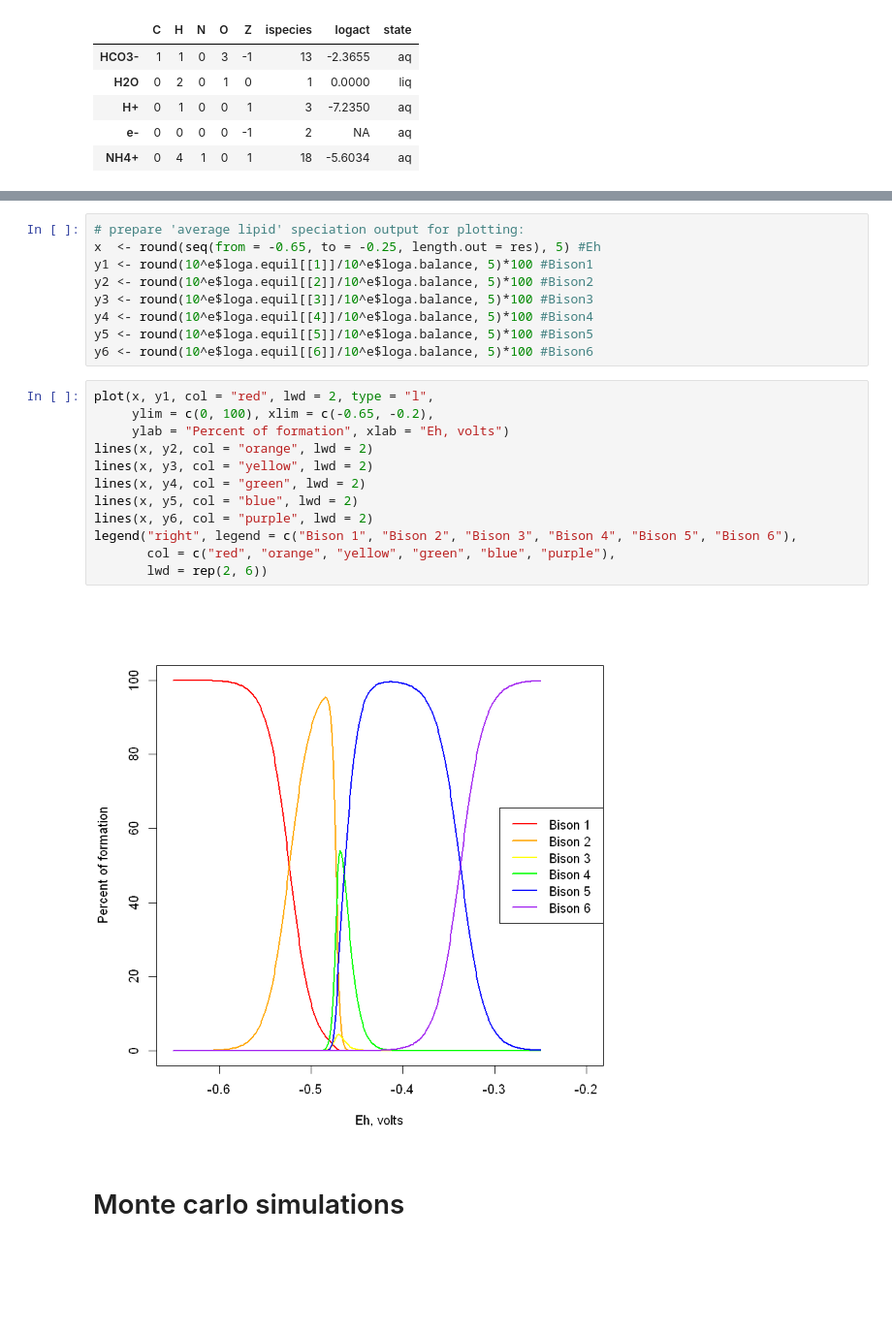
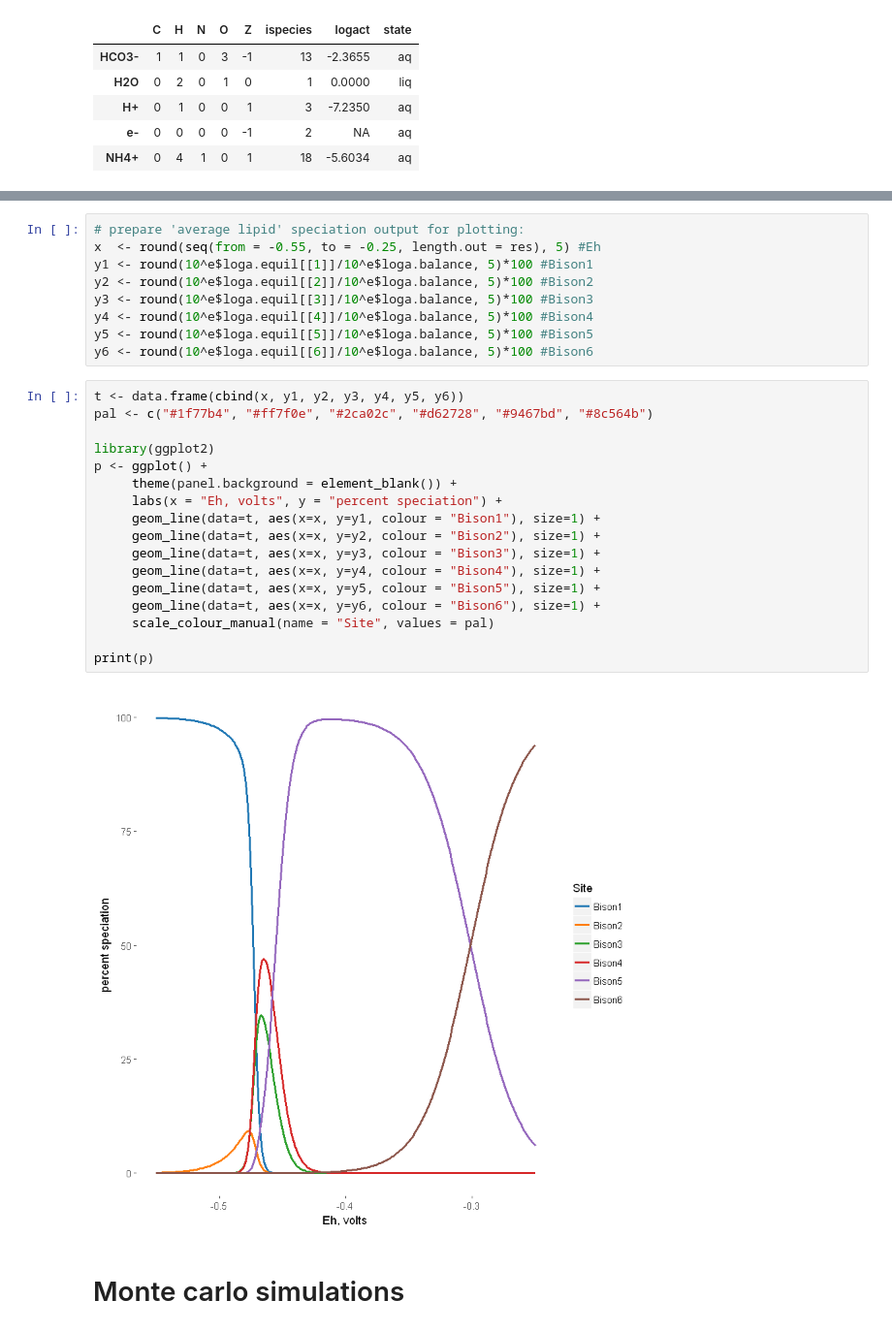
Before and after one commit to gmboyer/Lipids, a Jupyter notebook: Lipids.ipynb, the cells around one changed output, grey strips where cells are left out. Shown at 97% size. Drawn from its saved outputs; the diff is of its cells as text; blank space fills up the shorter version.

```diff
--- a/Lipids.ipynb
+++ b/Lipids.ipynb
@@ -192,27 +198,32 @@ equilibrate: loga.balance is -2.22184874961636
 equilibrate: using boltzmann method
 # %%
 # prepare 'average lipid' speciation output for plotting:
-x  <- round(seq(from = -0.65, to = -0.25, length.out = res), 5) #Eh
+x  <- round(seq(from = -0.55, to = -0.25, length.out = res), 5) #Eh
 y1 <- round(10^e$loga.equil[[1]]/10^e$loga.balance, 5)*100 #Bison1
 y2 <- round(10^e$loga.equil[[2]]/10^e$loga.balance, 5)*100 #Bison2
 y3 <- round(10^e$loga.equil[[3]]/10^e$loga.balance, 5)*100 #Bison3
 y4 <- round(10^e$loga.equil[[4]]/10^e$loga.balance, 5)*100 #Bison4
 y5 <- round(10^e$loga.equil[[5]]/10^e$loga.balance, 5)*100 #Bison5
 y6 <- round(10^e$loga.equil[[6]]/10^e$loga.balance, 5)*100 #Bison6
-# %%
-plot(x, y1, col = "red", lwd = 2, type = "l",
-     ylim = c(0, 100), xlim = c(-0.65, -0.2),
-     ylab = "Percent of formation", xlab = "Eh, volts")
-lines(x, y2, col = "orange", lwd = 2)
-lines(x, y3, col = "yellow", lwd = 2)
-lines(x, y4, col = "green", lwd = 2)
-lines(x, y5, col = "blue", lwd = 2)
-lines(x, y6, col = "purple", lwd = 2)
-legend("right", legend = c("Bison 1", "Bison 2", "Bison 3", "Bison 4", "Bison 5", "Bison 6"),
-       col = c("red", "orange", "yellow", "green", "blue", "purple"),
-       lwd = rep(2, 6))
-# %% [output]
-[figure, removed]
+# %%
+t <- data.frame(cbind(x, y1, y2, y3, y4, y5, y6))
+pal <- c("#1f77b4", "#ff7f0e", "#2ca02c", "#d62728", "#9467bd", "#8c564b")
+
+library(ggplot2)
+p <- ggplot() +
+     theme(panel.background = element_blank()) +
+     labs(x = "Eh, volts", y = "percent speciation") +
+     geom_line(data=t, aes(x=x, y=y1, colour = "Bison1"), size=1) +
+     geom_line(data=t, aes(x=x, y=y2, colour = "Bison2"), size=1) +
+     geom_line(data=t, aes(x=x, y=y3, colour = "Bison3"), size=1) +
+     geom_line(data=t, aes(x=x, y=y4, colour = "Bison4"), size=1) +
+     geom_line(data=t, aes(x=x, y=y5, colour = "Bison5"), size=1) +
+     geom_line(data=t, aes(x=x, y=y6, colour = "Bison6"), size=1) +
+     scale_colour_manual(name = "Site", values = pal)
+
+print(p)
+# %% [output]
+[figure, added]
 # %% [markdown]
 # Monte carlo simulations
 # %% [markdown]
```
Also changed, not shown: parts of 8 cells of this notebook, 1 other file.
